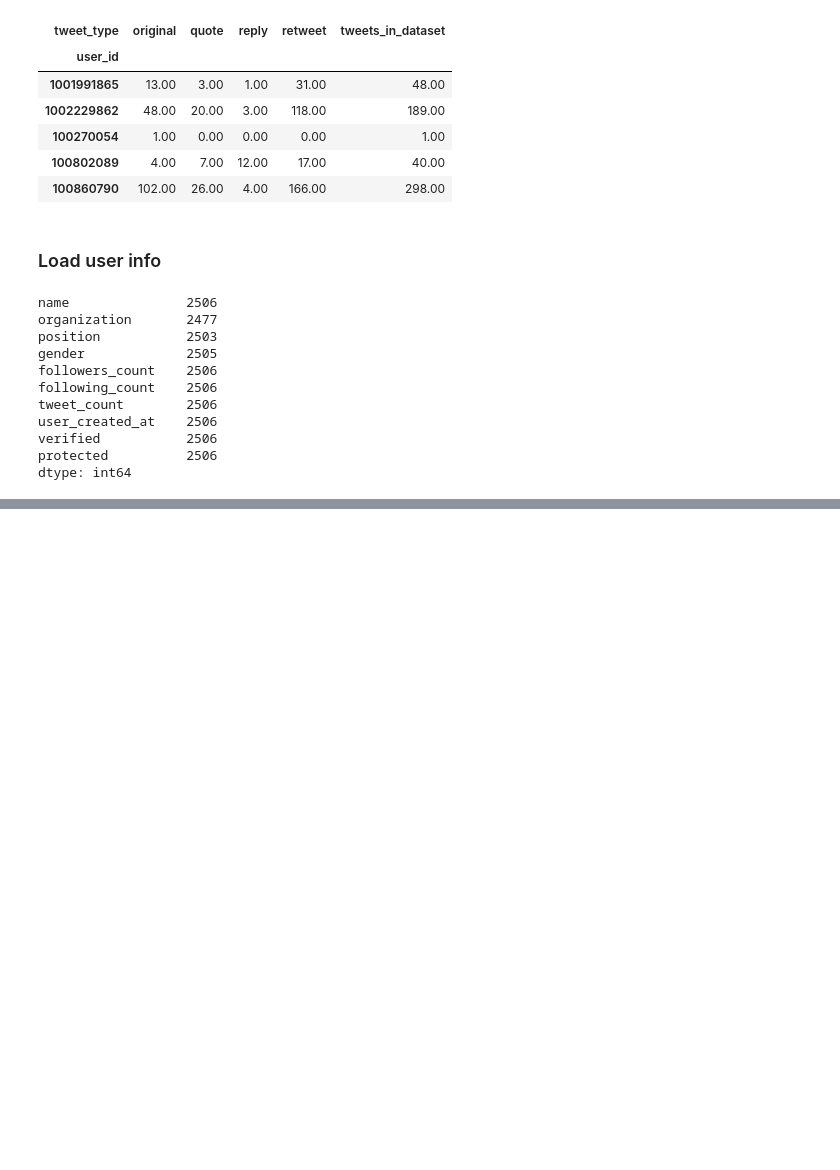
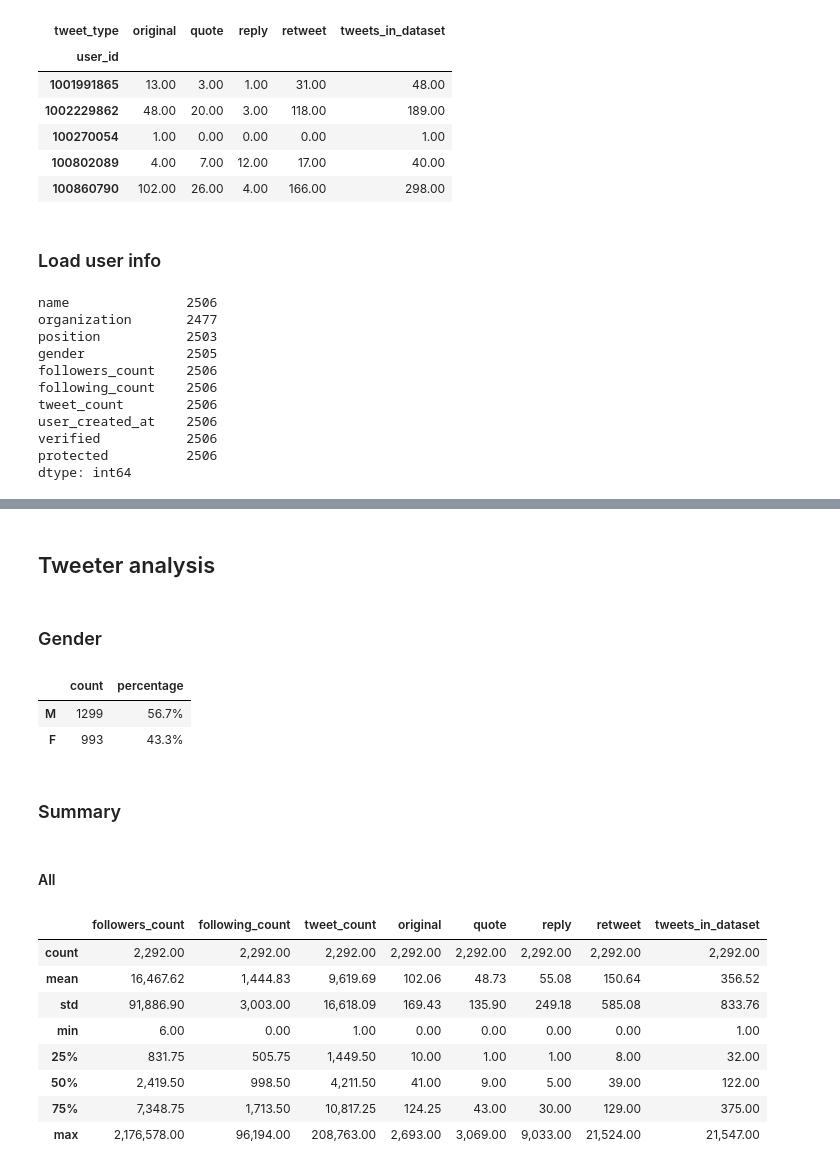
Before and after one commit to justinlittman/beltway_reporters, a Jupyter notebook: jupyter/Gender dynamics.ipynb, the cells around one changed output, grey strips where cells are left out. Drawn from its saved outputs; the diff is of its cells as text; code cells hidden in the pictures; blank space fills up the shorter version.

Commit message:
Further work on gender dynamics.

```diff
--- a/jupyter/Gender dynamics.ipynb
+++ b/jupyter/Gender dynamics.ipynb
@@ -29,7 +29,7 @@ def tweet_transform(tweet):
         'tweet_type': tweet_type(tweet)
     }
 
-tweet_df = load_tweet_df(tweet_transform, ['tweet_id', 'user_id', 'screen_name', 'tweet_created_at', 'tweet_type'])
+tweet_df = load_tweet_df(tweet_transform, ['tweet_id', 'user_id', 'screen_name', 'tweet_created_at', 'tweet_type'], dedupe_columns=['tweet_id'])
 tweet_df.count()
 # %% [output]
 INFO:root:Loading from tweets/41feff28312c433ab004cd822212f4c2_001.json.gz
@@ -163,8 +165,6 @@ user_summary_df['quote'].fillna(0, inplace=True)
 user_summary_df['reply'].fillna(0, inplace=True)
 user_summary_df['retweet'].fillna(0, inplace=True)
 user_summary_df['tweets_in_dataset'].fillna(0, inplace=True)
-# Add reach
-user_summary_df['reach'] = user_summary_df.tweets_in_dataset * user_summary_df.followers_count
 user_summary_df.count()
 # %% [output]
 screen_name          2487
@@ -246,22 +196,0 @@ dtype: int64
-# %%
-# Rank on reach then followers count
-user_summary_df = user_summary_df.sort_values(['reach', 'followers_count'], ascending=False).assign(reach_rank=[i+1 for i in range(len(user_summary_df))])
-# user_summary_df['male_reach_rank'] = np.NaN
-# user_summary_df.sort_values(['reach_rank'], ascending=True).assign(male_reach_rank=[i+1 if user_summary_df.gender == 'M' else np.NaN for i in range(len(user_summary_df[user_summary_df.gender == 'M']))])
-user_summary_df['top_10'] = user_summary_df.reach_rank <= 10
-user_summary_df['top_20'] = user_summary_df.reach_rank <= 20
-user_summary_df['top_1%'] = user_summary_df.reach_rank / len(user_summary_df) <= .01
-user_summary_df['top_10%'] = user_summary_df.reach_rank / len(user_summary_df) <= .1
-user_summary_df['bottom_90%'] = user_summary_df.reach_rank / len(user_summary_df) > .1
-user_summary_df[['screen_name',
-                 'gender',
-                 'followers_count',
-                 'tweets_in_dataset',
-                 'reach',
-                 'reach_rank',
-                 'top_10',
-                 'top_20',
-                 'top_1%',
-                 'top_10%',
-                 'bottom_90%']].sort_values([('reach')], ascending=False).head(25)
-# user_summary_df[user_summary_df.gender == 'M']
@@ -296,0 +219,3 @@ user_summary_df[['screen_name', 'followers_count', 'tweets_in_dataset', 'reach',
+# %%
+user_summary_df = user_summary_df[user_summary_df.tweets_in_dataset != 0]
+user_summary_df.count()
@@ -296,0 +240,26 @@ user_summary_df[['screen_name', 'followers_count', 'tweets_in_dataset', 'reach',
+# %% [markdown]
+## Tweeter analysis
+# %% [markdown]
+### Gender
+# %%
+pd.DataFrame({'count':user_summary_df.gender.value_counts(), 'percentage':user_summary_df.gender.value_counts(normalize=True).mul(100).round(1).astype(str) + '%'})
+# %% [output]
+|  | count | percentage |
+| M | 1299 | 56.7% |
+| F | 993 | 43.3% |
+# %% [markdown]
+### Summary
+# %% [markdown]
+#### All
+# %%
+user_summary_df[['followers_count', 'following_count', 'tweet_count', 'original', 'quote', 'reply', 'retweet', 'tweets_in_dataset']].describe()
+# %% [output]
+|  | followers_count | following_count | tweet_count | original | quote | reply | retweet | tweets_in_dataset |
+| count | 2,292.00 | 2,292.00 | 2,292.00 | 2,292.00 | 2,292.00 | 2,292.00 | 2,292.00 | 2,292.00 |
+| mean | 16,467.62 | 1,444.83 | 9,619.69 | 102.06 | 48.73 | 55.08 | 150.64 | 356.52 |
+| std | 91,886.90 | 3,003.00 | 16,618.09 | 169.43 | 135.90 | 249.18 | 585.08 | 833.76 |
+| min | 6.00 | 0.00 | 1.00 | 0.00 | 0.00 | 0.00 | 0.00 | 1.00 |
+| 25% | 831.75 | 505.75 | 1,449.50 | 10.00 | 1.00 | 1.00 | 8.00 | 32.00 |
+| 50% | 2,419.50 | 998.50 | 4,211.50 | 41.00 | 9.00 | 5.00 | 39.00 | 122.00 |
+| 75% | 7,348.75 | 1,713.50 | 10,817.25 | 124.25 | 43.00 | 30.00 | 129.00 | 375.00 |
+| max | 2,176,578.00 | 96,194.00 | 208,763.00 | 2,693.00 | 3,069.00 | 9,033.00 | 21,524.00 | 21,547.00 |
```
Also changed, not shown: parts of 43 cells of this notebook, 5 other files.
